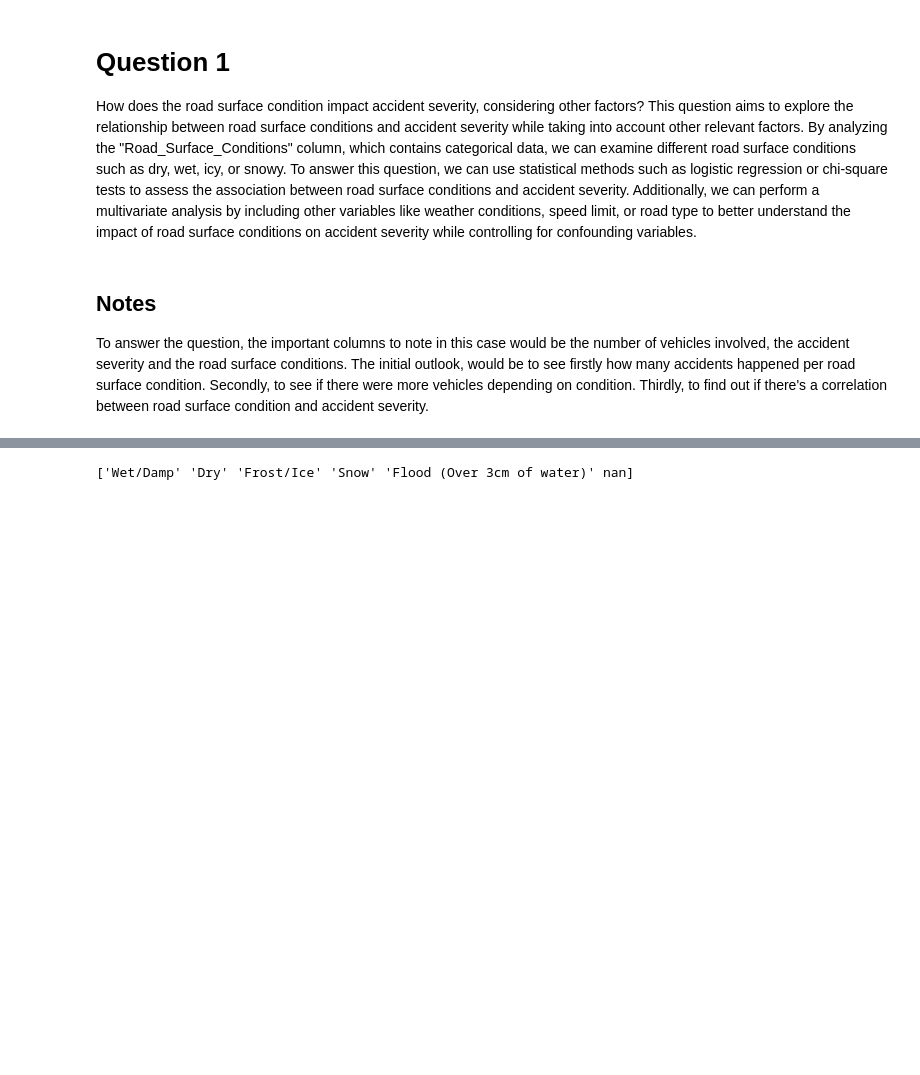
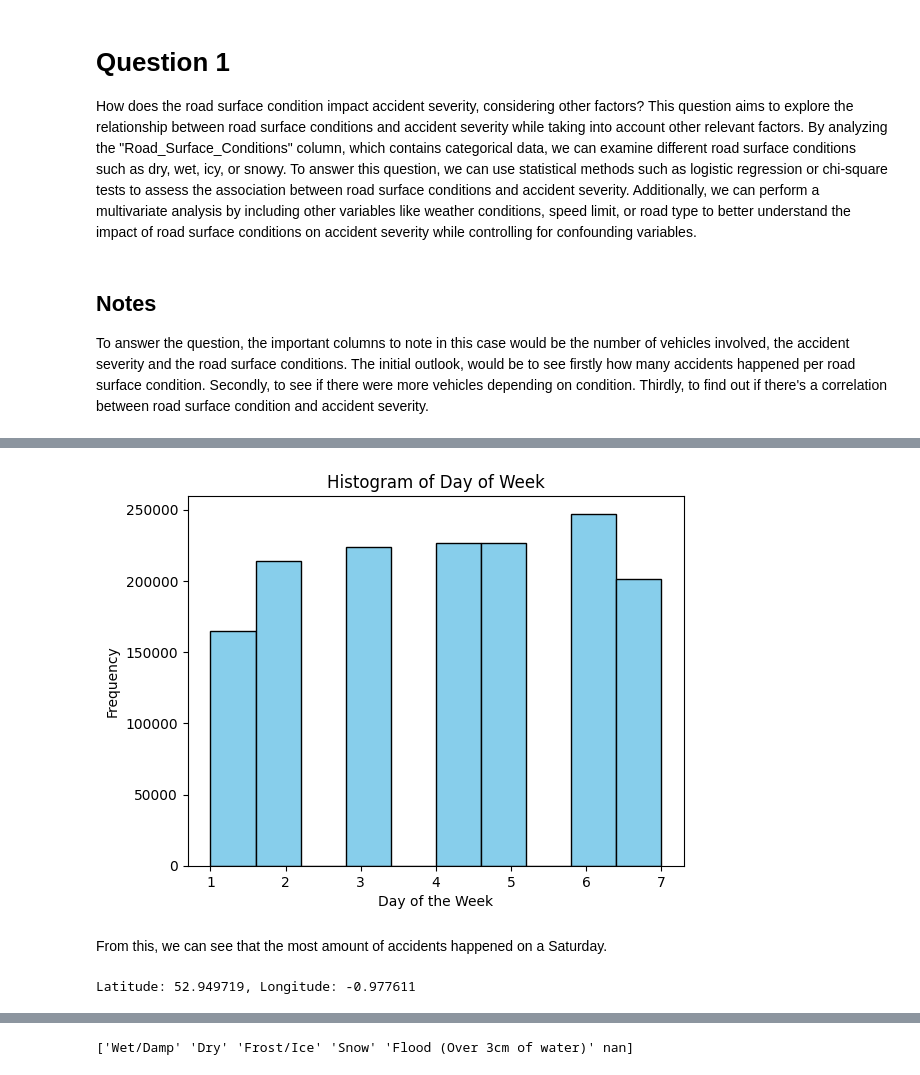
Before and after one commit to Nom115/traffic_accident_analysis, a Jupyter notebook: traffic_accidents.ipynb, the cells around one changed output, grey strips where cells are left out. Cells and saved outputs as stored; diff of their text form; code cells hidden in the pictures; blank space fills up the shorter version.

```diff
--- a/traffic_accidents.ipynb
+++ b/traffic_accidents.ipynb
@@ -72,0 +68,14 @@ To answer the question, the important columns to note in this case would be the
+# %%
+plt.hist(q1_accident['Day_of_Week'], bins=10, color='skyblue', edgecolor='black')
+
+# Adding labels and title
+plt.xlabel('Day of the Week')
+plt.ylabel('Frequency')
+plt.title('Histogram of Day of Week')
+
+# Show the plot
+plt.show()
+# %% [output]
+[figure, added]
+# %% [markdown]
+From this, we can see that the most amount of accidents happened on a Saturday.
@@ -72,0 +89,4 @@ To answer the question, the important columns to note in this case would be the
+# %%
+print(f"Latitude: {most_frequent_latitude}, Longitude: {most_frequent_longitude}")
+# %% [output]
+Latitude: 52.949719, Longitude: -0.977611
```
Also changed, not shown: parts of 28 cells of this notebook.
